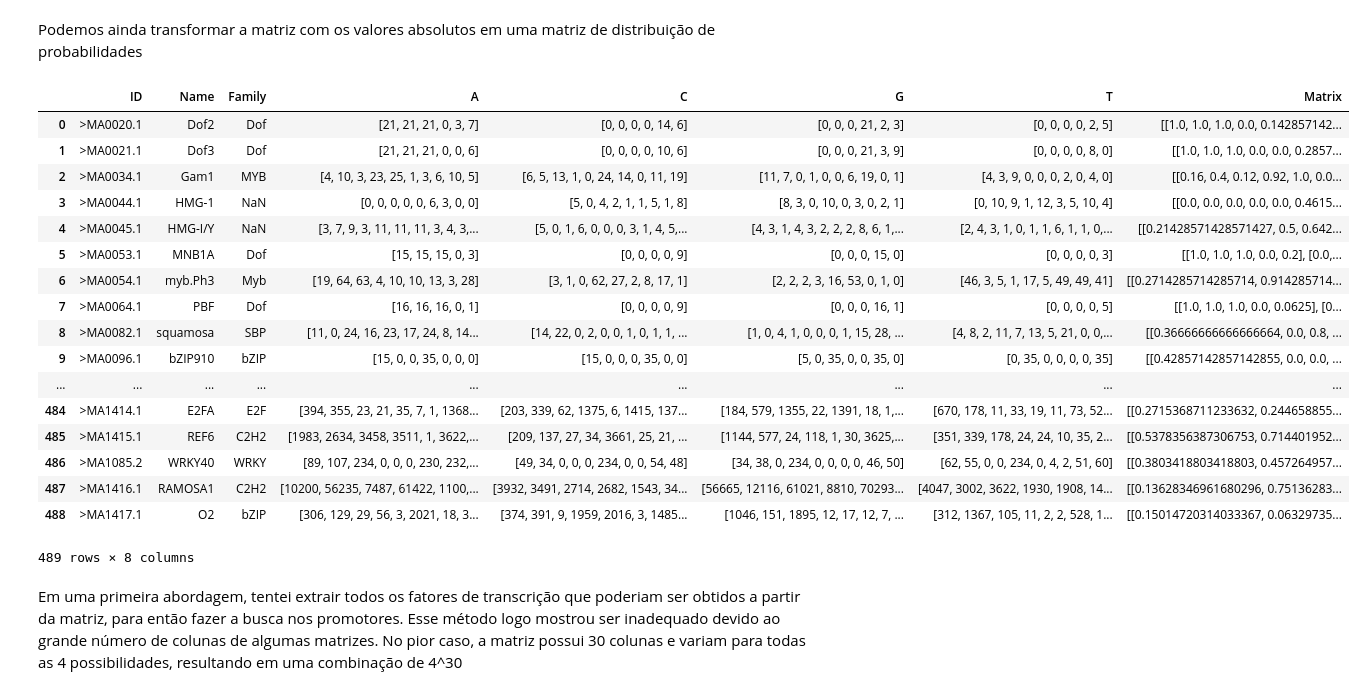
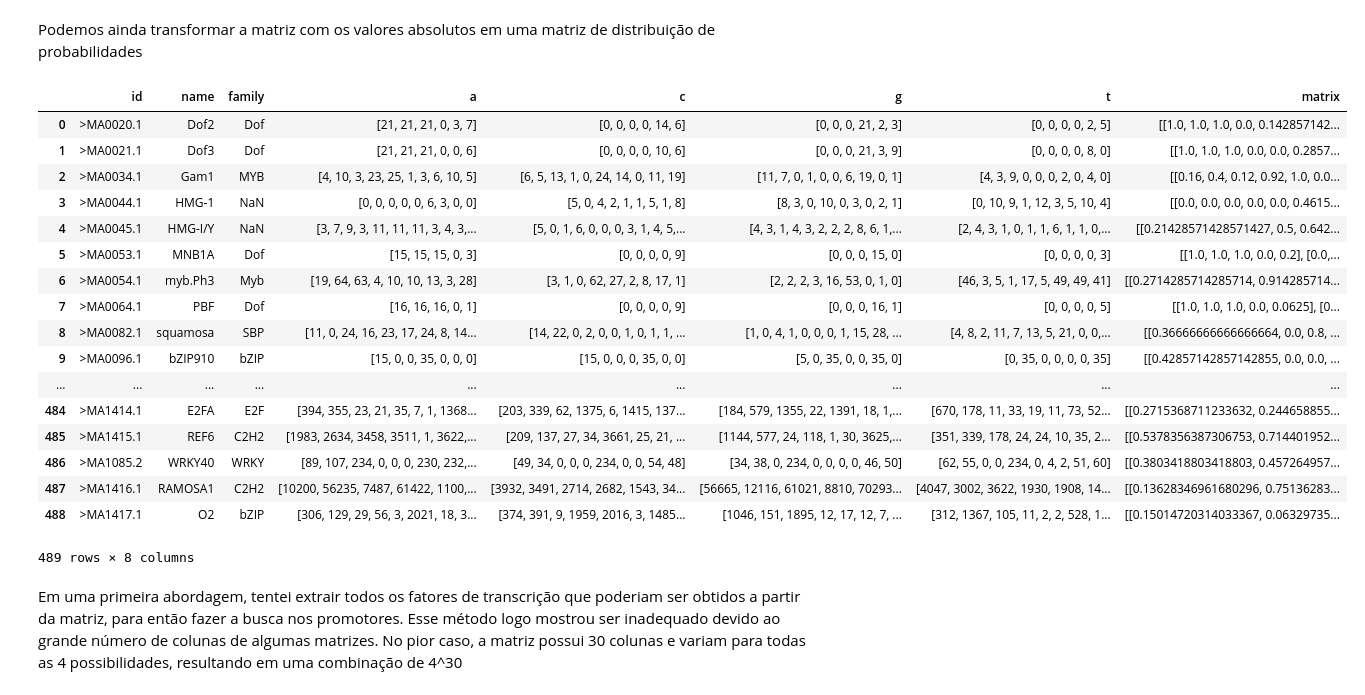
Before and after one commit to filipecmedeiros/PhytoProm, a Jupyter notebook: Data science/Pré-processamento.ipynb, the cells around one changed output. Cells and saved outputs as stored; diff of their text form; code cells hidden in the pictures.

```diff
--- a/Data science/Pré-processamento.ipynb
+++ b/Data science/Pré-processamento.ipynb
@@ -65,33 +65,33 @@ type(df['A'][0][0])
 # %% [output]
 int
 # %%
-np_c = df['C']
+np_c = df['c']
 np_c.count()
 for i in range (489):
     np_c[i] = f_str_list(np_c[i])
 
-df['C'] = np_c
-type(df['C'][0][0])
+df['c'] = np_c
+type(df['c'][0][0])
 # %% [output]
 int
 # %%
-np_g = df['G']
+np_g = df['g']
 np_g.count()
 for i in range (489):
     np_g[i] = f_str_list(np_g[i])
 
-df['G'] = np_g
-type(df['G'][0][0])
+df['g'] = np_g
+type(df['g'][0][0])
 # %% [output]
 int
 # %%
-np_t = df['T']
+np_t = df['t']
 np_t.count()
 for i in range (489):
     np_t[i] = f_str_list(np_t[i])
 
-df['T'] = np_t
-type(df['T'][0][0])
+df['t'] = np_t
+type(df['t'][0][0])
 # %% [output]
 int
 # %%
@@ -119,8 +119,8 @@ df
 # %% [markdown]
 É mais interessante representar todas as colunas de nucleotídeos (A, C, G e T) como uma única coluna de numpayarray de 2 dimensões
 # %%
-df['Matrix'] = df.apply(lambda x: np.array([x['A'], x['C'], x['G'], x['T']]).transpose(), axis=1)
-df['Matrix'][0]
+df['matrix'] = df.apply(lambda x: np.array([x['a'], x['c'], x['g'], x['t']]).transpose(), axis=1)
+df['matrix'][0]
 # %% [output]
 array([[21,  0,  0,  0],
        [21,  0,  0,  0],
@@ -141,11 +141,11 @@ def probability(matrix):
 
     return matrix
 # %%
-df['Matrix'] = df['Matrix'].apply(lambda x: probability(x))
-df['Matrix'] = df['Matrix'].apply(lambda x: x.transpose())
+df['matrix'] = df['matrix'].apply(lambda x: probability(x))
+df['matrix'] = df['matrix'].apply(lambda x: x.transpose())
 df
 # %% [output]
-|  | ID | Name | Family | A | C | G | T | Matrix |
+|  | id | name | family | a | c | g | t | matrix |
 | 0 | >MA0020.1 | Dof2 | Dof | [21, 21, 21, 0, 3, 7] | [0, 0, 0, 0, 14, 6] | [0, 0, 0, 21, 2, 3] | [0, 0, 0, 0, 2, 5] | [[1.0, 1.0, 1.0, 0.0, 0.142857142... |
 | 1 | >MA0021.1 | Dof3 | Dof | [21, 21, 21, 0, 0, 6] | [0, 0, 0, 0, 10, 6] | [0, 0, 0, 21, 3, 9] | [0, 0, 0, 0, 8, 0] | [[1.0, 1.0, 1.0, 0.0, 0.0, 0.2857... |
 | 2 | >MA0034.1 | Gam1 | MYB | [4, 10, 3, 23, 25, 1, 3, 6, 10, 5] | [6, 5, 13, 1, 0, 24, 14, 0, 11, 19] | [11, 7, 0, 1, 0, 0, 6, 19, 0, 1] | [4, 3, 9, 0, 0, 0, 2, 0, 4, 0] | [[0.16, 0.4, 0.12, 0.92, 1.0, 0.0... |
```
Also changed, not shown: parts of 22 cells of this notebook, 10 other files.
